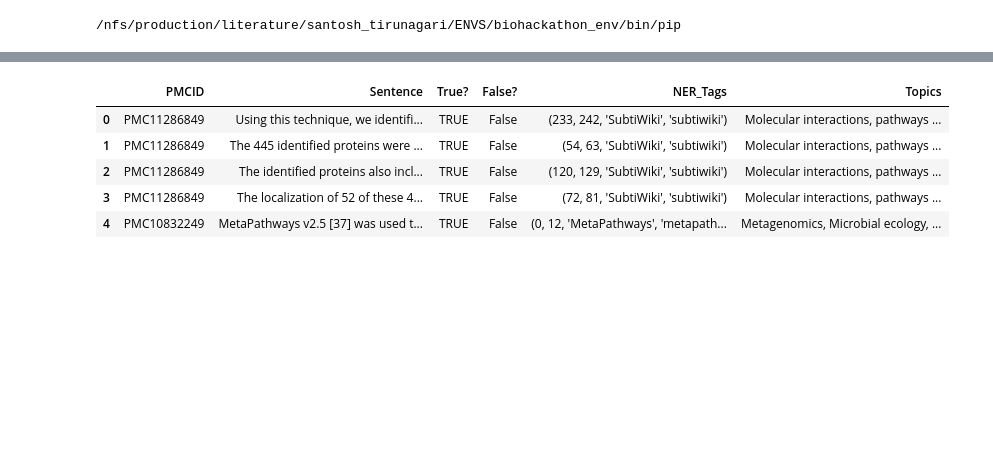
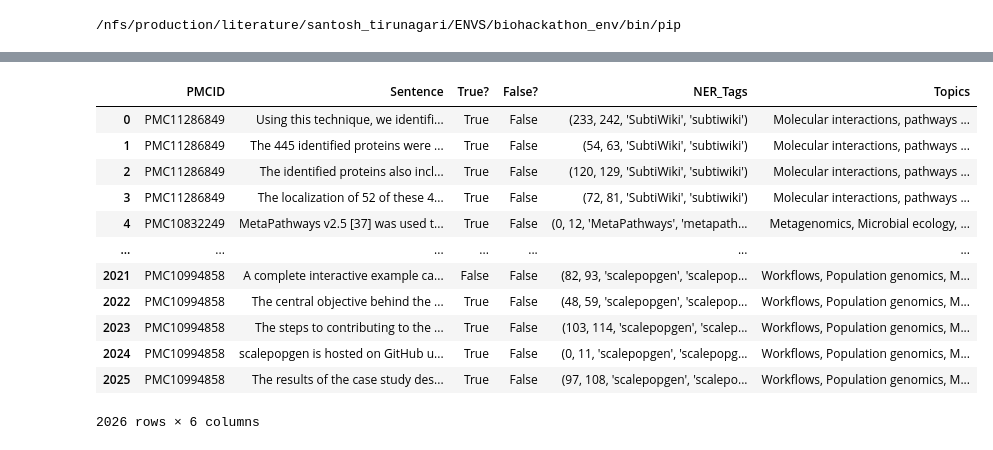
Before and after one commit to bio-tools/biohackathon2024, a Jupyter notebook: ml_training/01_data_preprocessing.ipynb, the cells around one changed output, grey strips where cells are left out. Saved outputs shown, nothing was run; the diff lists cells and outputs as text; code cells hidden in the pictures; blank space fills up the shorter version.

```diff
--- a/ml_training/01_data_preprocessing.ipynb
+++ b/ml_training/01_data_preprocessing.ipynb
@@ -5,17 +20,29 @@
 # %%
 import pandas as pd
 
 sheet_url = 'https://docs.google.com/spreadsheets/d/13BnWa9_r-8aVkbWSnuInvyhI41_WEALMBfT9X3frekI/export?format=csv&gid=79076201'
 
 # Read the sheet into a DataFrame
 df = pd.read_csv(sheet_url)
 
+# Optionally, convert 'TRUE' and 'FALSE' to boolean
+df['True?'] = df['True?'].apply(lambda x: True if x == 'TRUE' else (False if x == 'FALSE' else x))
+df['False?'] = df['False?'].apply(lambda x: True if x == 'TRUE' else (False if x == 'FALSE' else x))
+
+
 # Display the DataFrame
-df.head()
+df
 # %% [output]
 |  | PMCID | Sentence | True? | False? | NER_Tags | Topics |
-| 0 | PMC11286849 | Using this technique, we identifi... | TRUE | False | (233, 242, 'SubtiWiki', 'subtiwiki') | Molecular interactions, pathways ... |
-| 1 | PMC11286849 | The 445 identified proteins were ... | TRUE | False | (54, 63, 'SubtiWiki', 'subtiwiki') | Molecular interactions, pathways ... |
-| 2 | PMC11286849 | The identified proteins also incl... | TRUE | False | (120, 129, 'SubtiWiki', 'subtiwiki') | Molecular interactions, pathways ... |
-| 3 | PMC11286849 | The localization of 52 of these 4... | TRUE | False | (72, 81, 'SubtiWiki', 'subtiwiki') | Molecular interactions, pathways ... |
-| 4 | PMC10832249 | MetaPathways v2.5 [37] was used t... | TRUE | False | (0, 12, 'MetaPathways', 'metapath... | Metagenomics, Microbial ecology, ... |
+| 0 | PMC11286849 | Using this technique, we identifi... | True | False | (233, 242, 'SubtiWiki', 'subtiwiki') | Molecular interactions, pathways ... |
+| 1 | PMC11286849 | The 445 identified proteins were ... | True | False | (54, 63, 'SubtiWiki', 'subtiwiki') | Molecular interactions, pathways ... |
+| 2 | PMC11286849 | The identified proteins also incl... | True | False | (120, 129, 'SubtiWiki', 'subtiwiki') | Molecular interactions, pathways ... |
+| 3 | PMC11286849 | The localization of 52 of these 4... | True | False | (72, 81, 'SubtiWiki', 'subtiwiki') | Molecular interactions, pathways ... |
+| 4 | PMC10832249 | MetaPathways v2.5 [37] was used t... | True | False | (0, 12, 'MetaPathways', 'metapath... | Metagenomics, Microbial ecology, ... |
+| ... | ... | ... | ... | ... | ... | ... |
+| 2021 | PMC10994858 | A complete interactive example ca... | False | False | (82, 93, 'scalepopgen', 'scalepop... | Workflows, Population genomics, M... |
+| 2022 | PMC10994858 | The central objective behind the ... | True | False | (48, 59, 'scalepopgen', 'scalepop... | Workflows, Population genomics, M... |
+| 2023 | PMC10994858 | The steps to contributing to the ... | True | False | (103, 114, 'scalepopgen', 'scalep... | Workflows, Population genomics, M... |
+| 2024 | PMC10994858 | scalepopgen is hosted on GitHub u... | True | False | (0, 11, 'scalepopgen', 'scalepopg... | Workflows, Population genomics, M... |
+| 2025 | PMC10994858 | The results of the case study des... | True | False | (97, 108, 'scalepopgen', 'scalepo... | Workflows, Population genomics, M... |
+2026 rows × 6 columns
```
Also changed, not shown: parts of 11 cells of this notebook, 3 other files.
